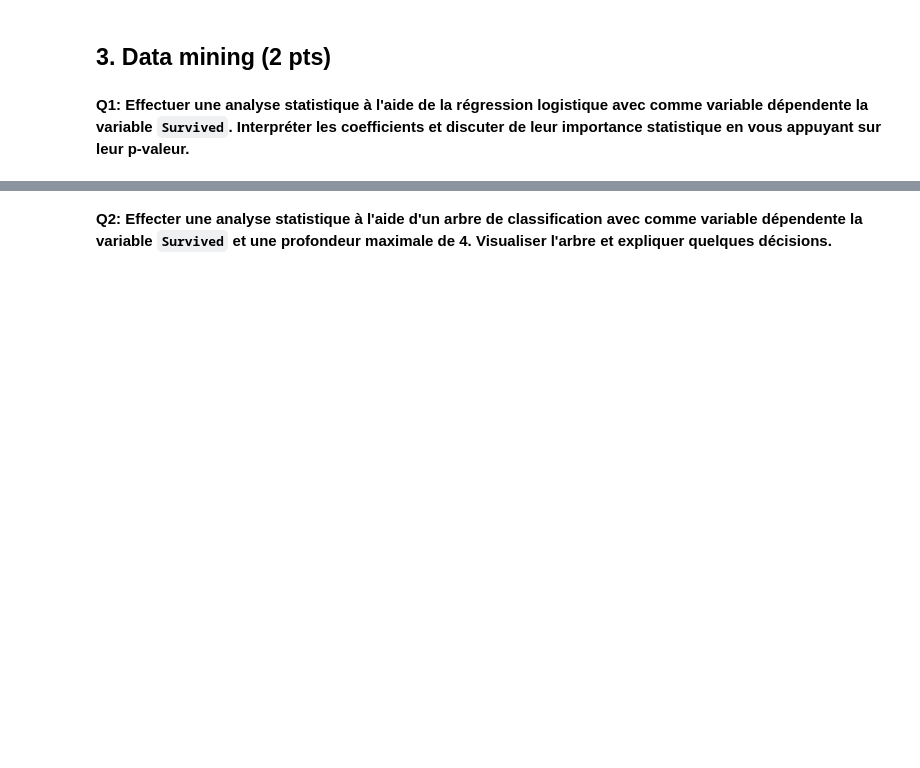
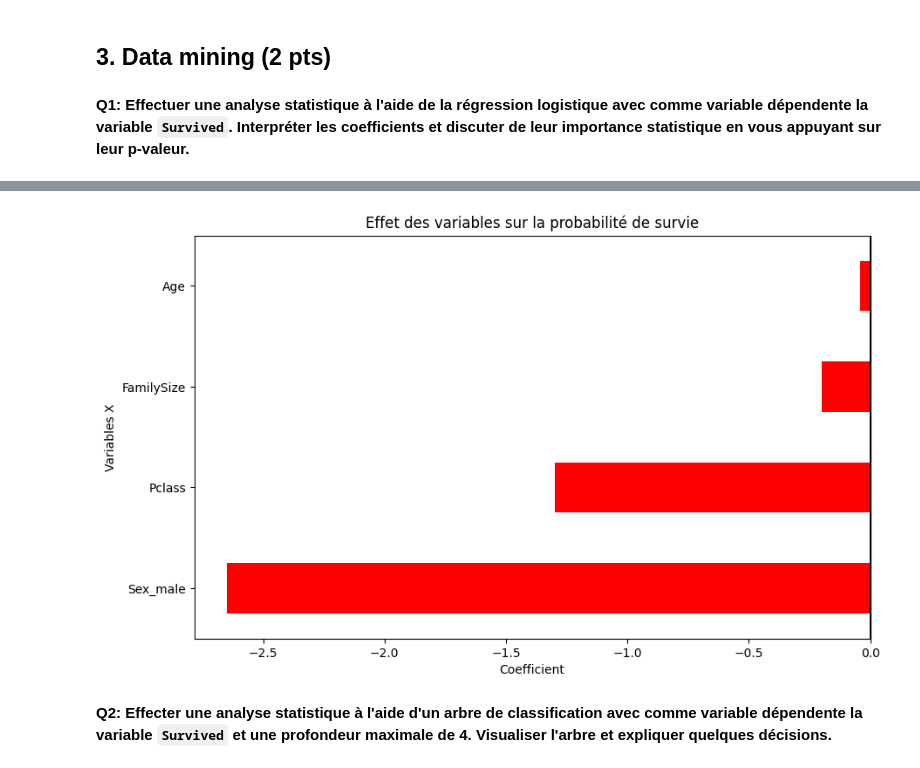
Before and after one commit to marino-casagranda/62-62.2-Data-Analysis, a Jupyter notebook: Projet.ipynb, the cells around one changed output, grey strips where cells are left out. Cells and saved outputs as stored; diff of their text form; code cells hidden in the pictures; blank space fills up the shorter version.

Commit message:
Data mining 1

```diff
--- a/Projet.ipynb
+++ b/Projet.ipynb
@@ -460,0 +537,6 @@ Quelques liens utiles pour la taille de l'effet:
+# %%
+X = data_clean.drop(columns=["Survived"]) # Toutes nos autres variables
+y = data_clean["Survived"]  # Notre variable dépendante
+
+# constante
+X = sm.add_constant(X)
@@ -460,0 +581,13 @@ Quelques liens utiles pour la taille de l'effet:
+# %%
+x = data_clean.drop(columns=["Survived","Fare","Embarked_Q","Embarked_S"])
+y = data_clean["Survived"]
+
+x["Sex_male"] = x["Sex_male"].astype(int)
+
+X = sm.add_constant(x)
+
+model = sm.Logit(
+    y, X
+)
+model_fit = model.fit()
+print(model_fit.summary())
@@ -461,3 +623,14 @@ Quelques liens utiles pour la taille de l'effet:
+# %%
+coefficients = model_fit.params
+plt.figure(figsize=(10, 6))
+coefficients.drop("const").sort_values().plot(kind='barh', color=['red' if x < 0 else 'green' for x in coefficients.drop("const")]) # On enlève la constante pour un visuel plus clair
+plt.axvline(x=0, color='black', linestyle='-')
+plt.title("Effet des variables sur la probabilité de survie")
+plt.xlabel("Coefficient")
+plt.ylabel("Variables X")
+plt.show()
+# %% [output]
+[figure, added]
 # %% [markdown]
 **Q2: Effecter une analyse statistique à l'aide d'un arbre de classification avec comme variable dépendente la variable `Survived` et une profondeur maximale de 4. Visualiser l'arbre et expliquer quelques décisions.**
 # %% [markdown]
```
Also changed, not shown: parts of 8 cells of this notebook.
